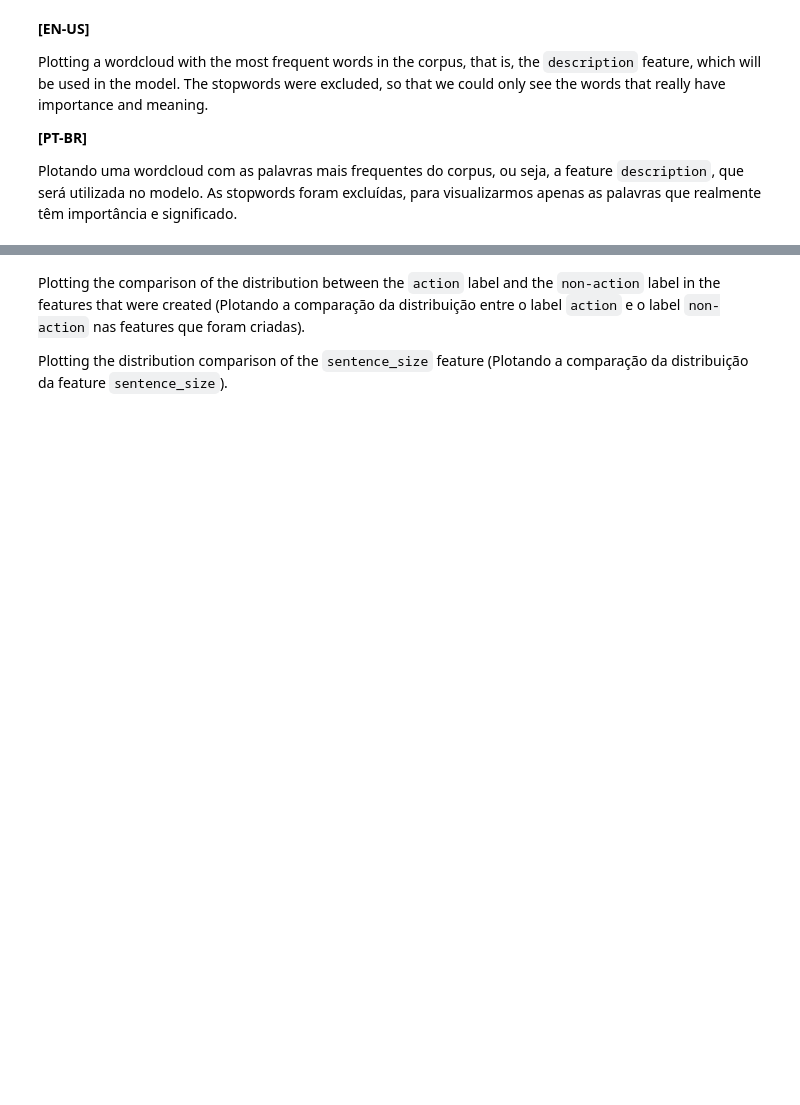
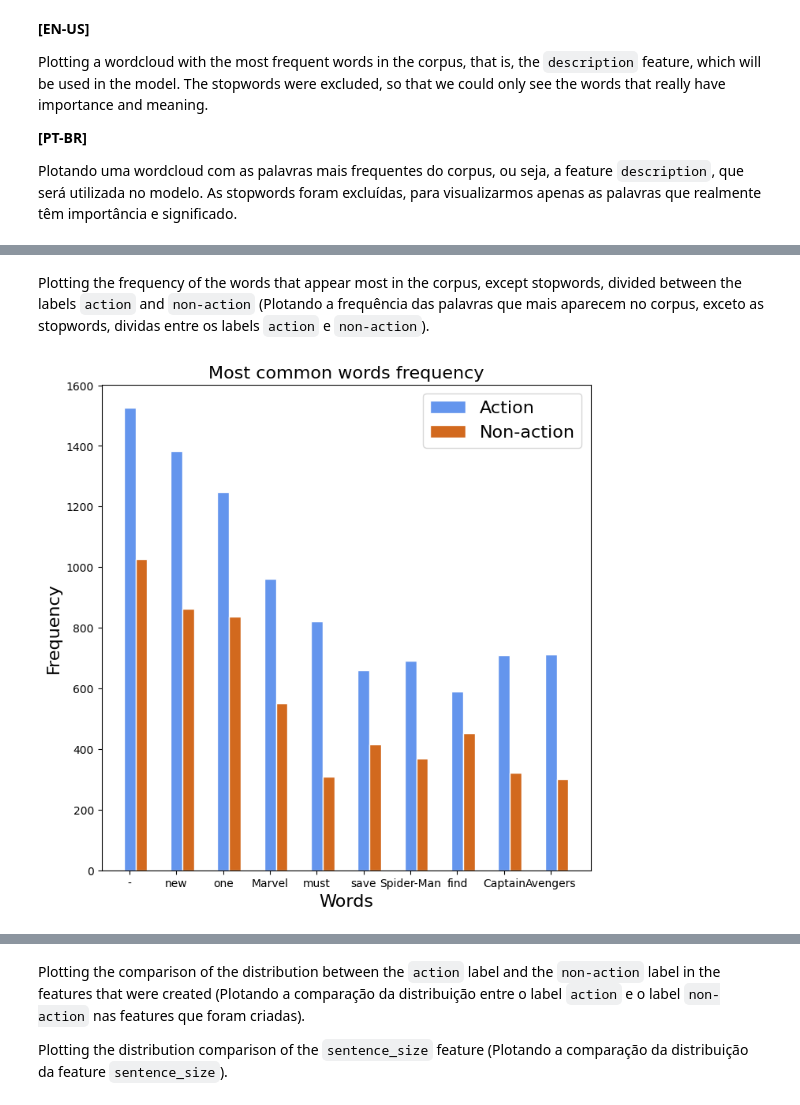
Before and after one commit to guidasneves/marvel_sentiment_analysis, a Jupyter notebook: notebooks/02_EDA.ipynb, the cells around one changed output, grey strips where cells are left out. Saved outputs shown, nothing was run; the diff lists cells and outputs as text; code cells hidden in the pictures; blank space fills up the shorter version.

```diff
--- a/notebooks/02_EDA.ipynb
+++ b/notebooks/02_EDA.ipynb
@@ -179,3 +179,15 @@ plot_wordcloud(comics_data, name='marvel_wordcloud')
+# %% [markdown]
+Plotting the frequency of the words that appear most in the corpus, except stopwords, divided between the labels `action` and `non-action` (Plotando a frequência das palavras que mais aparecem no corpus, exceto as stopwords, dividas entre os labels `action` e `non-action`).
+# %%
+plot_word_frequency(
+    comics_data,
+    size=10,
+    colors=COLORS,
+    drop_stopwords=True,
+    name='word_frequency'
+)
+# %% [output]
+[figure, added]
 # %% [markdown]
 <a name="2.1"></a>
 ## Feature Engineering
```
Also changed, not shown: parts of 10 cells of this notebook, 14 other files.
